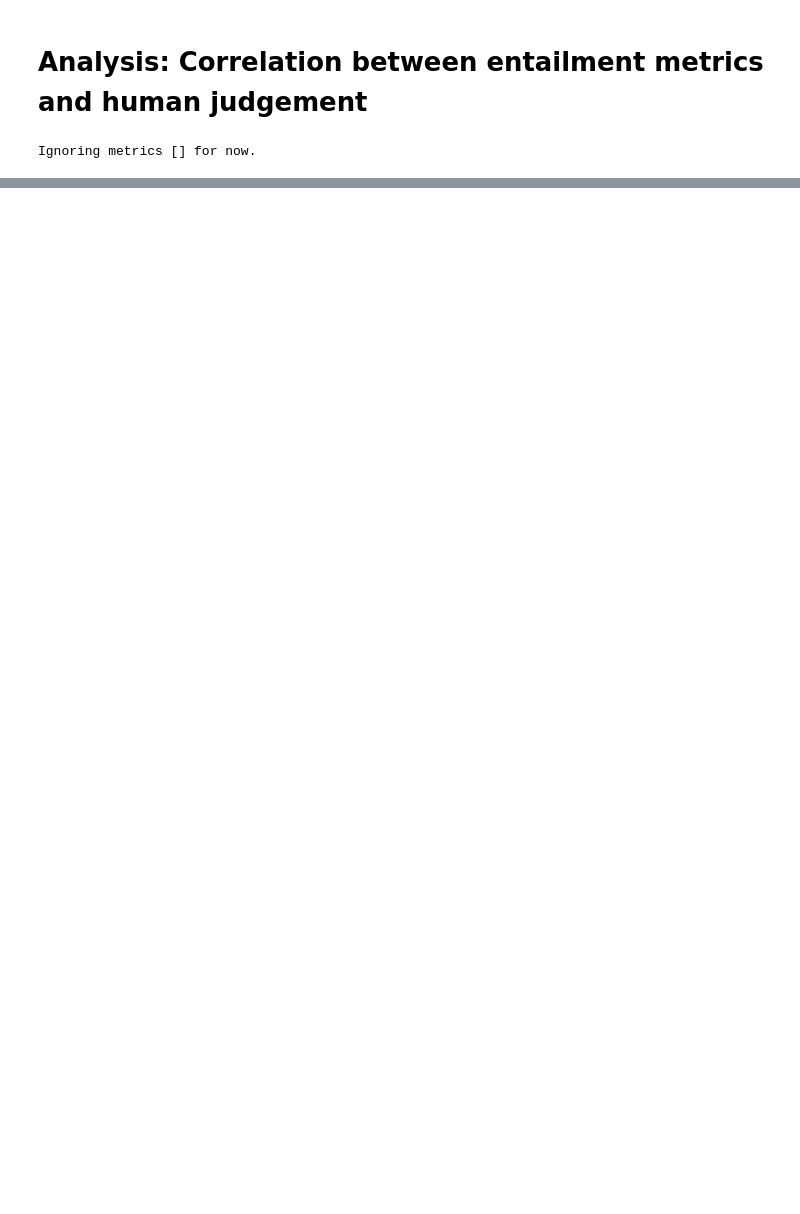
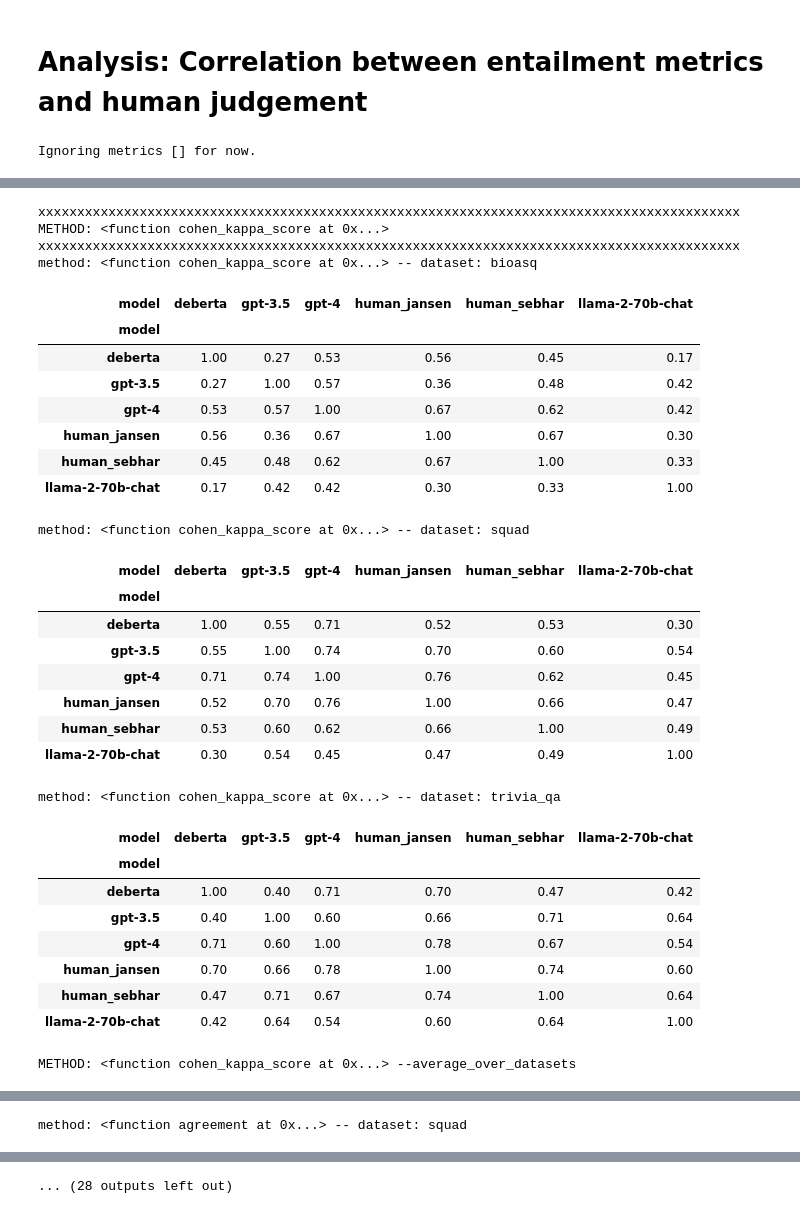
Before and after one commit to JThh/long_hallucinations, a Jupyter notebook: notebooks/paper_evals/23-11-24-human-entailment-evaluation.ipynb, the cells around one changed output, grey strips where cells are left out. Cells and saved outputs as stored; diff of their text form; code cells hidden in the pictures; blank space fills up the shorter version.

```diff
--- a/notebooks/paper_evals/23-11-24-human-entailment-evaluation.ipynb
+++ b/notebooks/paper_evals/23-11-24-human-entailment-evaluation.ipynb
@@ -445,0 +471,20 @@ method: kendall -- dataset: trivia_qa
+# %%
+# tmp = df.set_index('dataset').loc['trivia_qa'].set_index('model')
+x, y = tmp.loc['human_sebhar'].value.values, tmp.loc['gpt-4'].value.values
+print(np.mean(x == y))
+print(cohen_kappa_score(x, y))
+
+# I think it's kind of wild that an 87% agreement means the cohen kappa score is only 0.48?!
+
+tmp = df.set_index('dataset').loc['squad'].set_index('model')
+x, y = tmp.loc['human_jansen'].value.values, tmp.loc['gpt-4'].value.values
+print(np.mean(x == y))
+print(cohen_kappa_score(x, y))
+
+
+# But I've got only 77% agreement and my cohen cappa score is 64
+# ---> Maybe cohen cappa is not correct for us because the entailment scores
+# are not ordered?
+
+
+# score might also be so small for trivia_qa because there is a large class imbalance..
@@ -445,0 +502,58 @@ method: kendall -- dataset: trivia_qa
+# %%
+ldf = df.copy()
+ldf['value'] = ldf.value.map(lambda x: {0: 1}.get(x, x))
+
+for method in [cohen_kappa_score, agreement, 'pearson', 'kendall', 'spearman']:
+    print(90*'x')
+    print(colorize(f'METHOD: {method}'))
+    print(90*'x')
+
+    corrs = []
+    for dataset, gdf in ldf.groupby('dataset'):
+        pdf = gdf.pivot(index='index', columns='model', values='value')
+        corr = pdf.corr(method=method)
+        corrs.append(corr)
+        print(colorize(f'method: {method} -- dataset: {dataset}', 1))
+        display(style(corr))
+
+    avg = pd.concat(corrs).reset_index().groupby('model').mean()
+    # print(colorize(f'METHOD: {method} --average_over_datasets', 2))
+    # display(style(avg))
+
+    tmp = pd.DataFrame([0.5 * (avg.loc['human_jansen'] + avg.loc['human_sebhar'])])
+    tmp.index = ['human_average']
+    avg = avg._append(tmp)
+    print(colorize(f'METHOD: {method} --average_over_datasets', 2))
+    display(style(avg))
+# %% [output]
+xxxxxxxxxxxxxxxxxxxxxxxxxxxxxxxxxxxxxxxxxxxxxxxxxxxxxxxxxxxxxxxxxxxxxxxxxxxxxxxxxxxxxxxxxx
+METHOD: <function cohen_kappa_score at 0x...>
+xxxxxxxxxxxxxxxxxxxxxxxxxxxxxxxxxxxxxxxxxxxxxxxxxxxxxxxxxxxxxxxxxxxxxxxxxxxxxxxxxxxxxxxxxx
+method: <function cohen_kappa_score at 0x...> -- dataset: bioasq
+| model | deberta | gpt-3.5 | gpt-4 | human_jansen | human_sebhar | llama-2-70b-chat |
+| model |  |  |  |  |  |  |
+| deberta | 1.00 | 0.27 | 0.53 | 0.56 | 0.45 | 0.17 |
+| gpt-3.5 | 0.27 | 1.00 | 0.57 | 0.36 | 0.48 | 0.42 |
+| gpt-4 | 0.53 | 0.57 | 1.00 | 0.67 | 0.62 | 0.42 |
+| human_jansen | 0.56 | 0.36 | 0.67 | 1.00 | 0.67 | 0.30 |
+| human_sebhar | 0.45 | 0.48 | 0.62 | 0.67 | 1.00 | 0.33 |
+| llama-2-70b-chat | 0.17 | 0.42 | 0.42 | 0.30 | 0.33 | 1.00 |
+method: <function cohen_kappa_score at 0x...> -- dataset: squad
+| model | deberta | gpt-3.5 | gpt-4 | human_jansen | human_sebhar | llama-2-70b-chat |
+| model |  |  |  |  |  |  |
+| deberta | 1.00 | 0.55 | 0.71 | 0.52 | 0.53 | 0.30 |
+| gpt-3.5 | 0.55 | 1.00 | 0.74 | 0.70 | 0.60 | 0.54 |
+| gpt-4 | 0.71 | 0.74 | 1.00 | 0.76 | 0.62 | 0.45 |
+| human_jansen | 0.52 | 0.70 | 0.76 | 1.00 | 0.66 | 0.47 |
+| human_sebhar | 0.53 | 0.60 | 0.62 | 0.66 | 1.00 | 0.49 |
+| llama-2-70b-chat | 0.30 | 0.54 | 0.45 | 0.47 | 0.49 | 1.00 |
+method: <function cohen_kappa_score at 0x...> -- dataset: trivia_qa
+| model | deberta | gpt-3.5 | gpt-4 | human_jansen | human_sebhar | llama-2-70b-chat |
+| model |  |  |  |  |  |  |
+| deberta | 1.00 | 0.40 | 0.71 | 0.70 | 0.47 | 0.42 |
+| gpt-3.5 | 0.40 | 1.00 | 0.60 | 0.66 | 0.71 | 0.64 |
+| gpt-4 | 0.71 | 0.60 | 1.00 | 0.78 | 0.67 | 0.54 |
+| human_jansen | 0.70 | 0.66 | 0.78 | 1.00 | 0.74 | 0.60 |
+| human_sebhar | 0.47 | 0.71 | 0.67 | 0.74 | 1.00 | 0.64 |
+| llama-2-70b-chat | 0.42 | 0.64 | 0.54 | 0.60 | 0.64 | 1.00 |
+METHOD: <function cohen_kappa_score at 0x...> --average_over_datasets
@@ -445,0 +580 @@ method: kendall -- dataset: trivia_qa
+method: <function agreement at 0x...> -- dataset: squad
@@ -445,0 +589 @@ method: kendall -- dataset: trivia_qa
+... (28 outputs left out)
```
Also changed, not shown: parts of 21 cells of this notebook, 6 other files.
